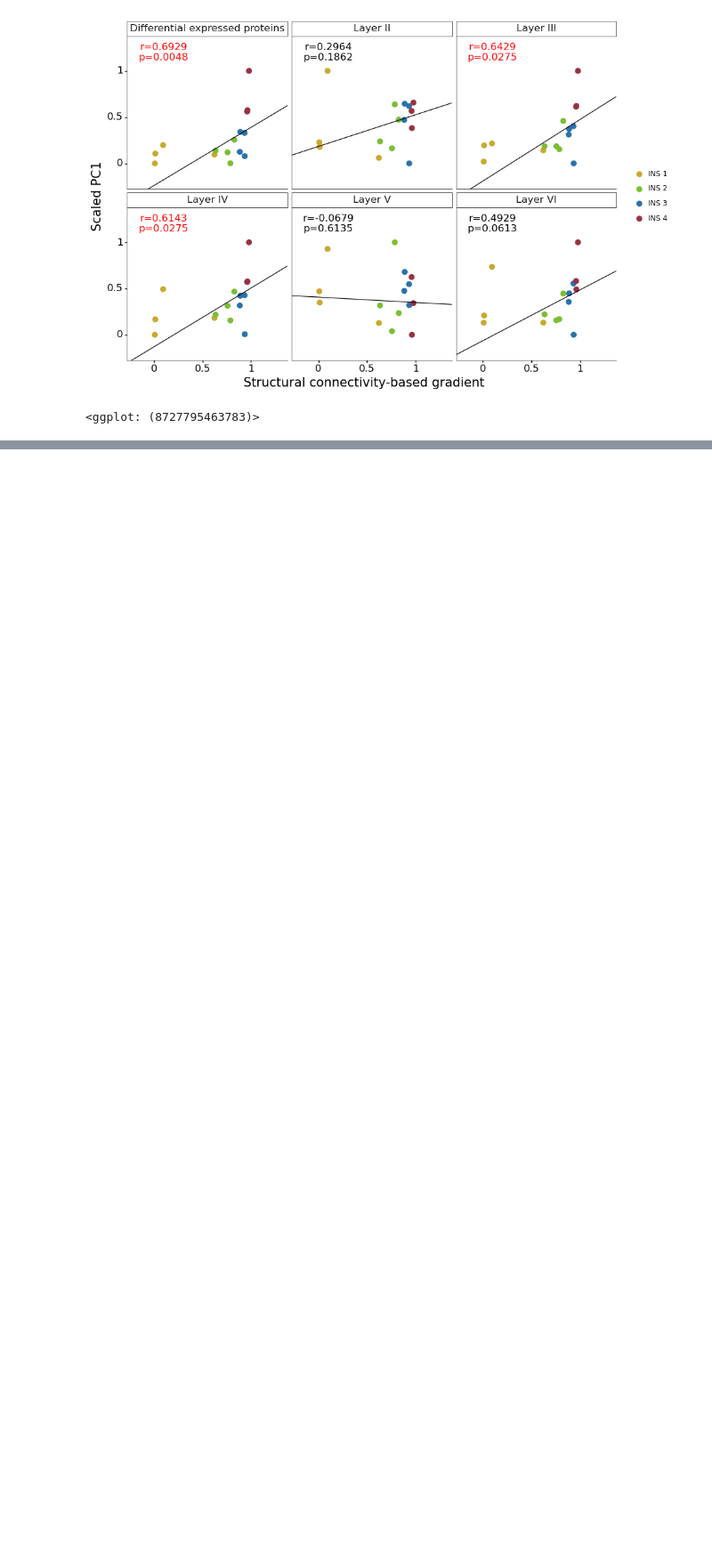
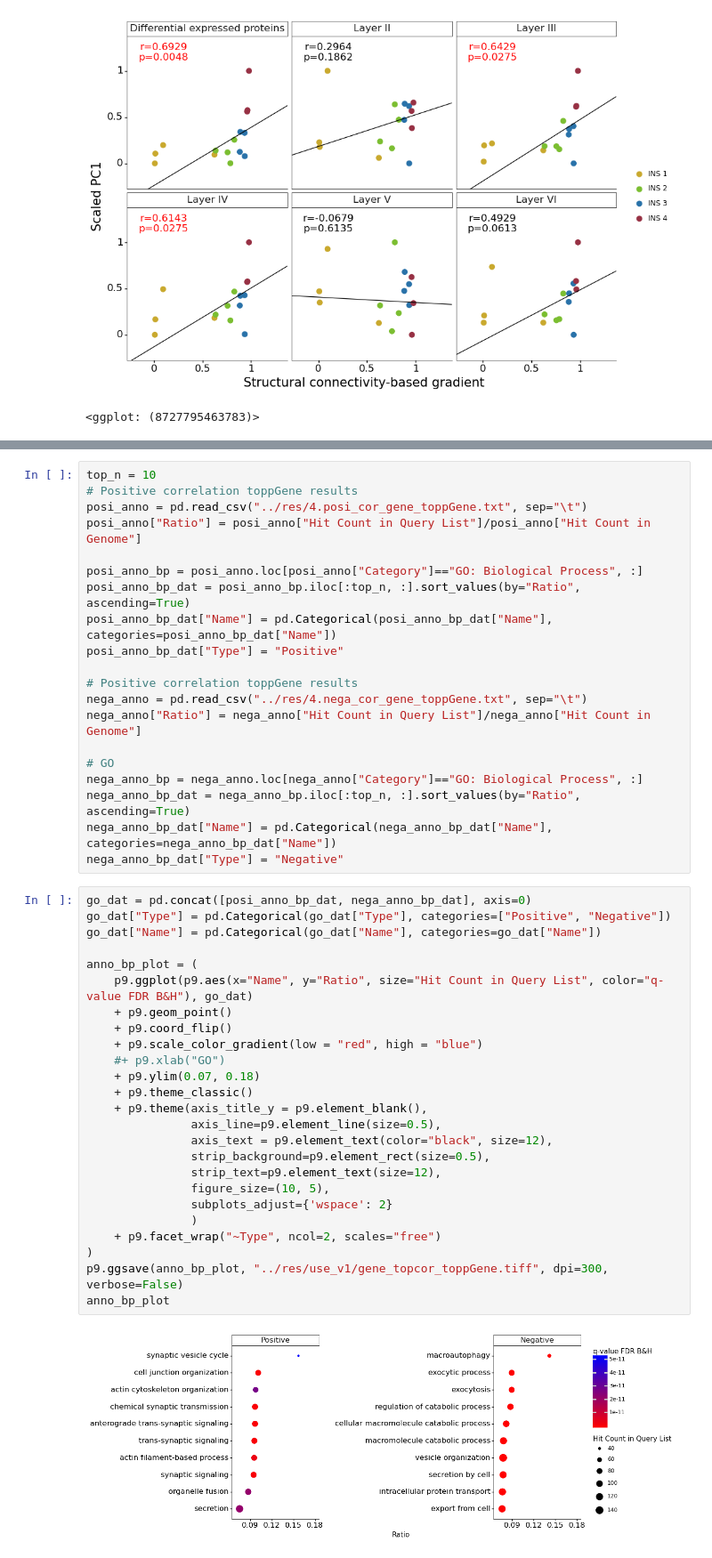
Before and after one commit to duzc-Repos/MacaqueInsulaProtomics, a Jupyter notebook: src/__figure_prepare_v1.ipynb, the cells around one changed output, grey strips where cells are left out. Shown at 89% size. Cells and saved outputs as stored; diff of their text form; blank space fills up the shorter version.

```diff
--- a/src/__figure_prepare_v1.ipynb
+++ b/src/__figure_prepare_v1.ipynb
@@ -384,0 +508,47 @@ layer_plot
+# %%
+top_n = 10
+# Positive correlation toppGene results
+posi_anno = pd.read_csv("../res/4.posi_cor_gene_toppGene.txt", sep="\t")
+posi_anno["Ratio"] = posi_anno["Hit Count in Query List"]/posi_anno["Hit Count in Genome"]
+
+posi_anno_bp = posi_anno.loc[posi_anno["Category"]=="GO: Biological Process", :]
+posi_anno_bp_dat = posi_anno_bp.iloc[:top_n, :].sort_values(by="Ratio", ascending=True)
+posi_anno_bp_dat["Name"] = pd.Categorical(posi_anno_bp_dat["Name"], categories=posi_anno_bp_dat["Name"])
+posi_anno_bp_dat["Type"] = "Positive"
+
+# Positive correlation toppGene results
+nega_anno = pd.read_csv("../res/4.nega_cor_gene_toppGene.txt", sep="\t")
+nega_anno["Ratio"] = nega_anno["Hit Count in Query List"]/nega_anno["Hit Count in Genome"]
+
+# GO
+nega_anno_bp = nega_anno.loc[nega_anno["Category"]=="GO: Biological Process", :]
+nega_anno_bp_dat = nega_anno_bp.iloc[:top_n, :].sort_values(by="Ratio", ascending=True)
+nega_anno_bp_dat["Name"] = pd.Categorical(nega_anno_bp_dat["Name"], categories=nega_anno_bp_dat["Name"])
+nega_anno_bp_dat["Type"] = "Negative"
+# %%
+go_dat = pd.concat([posi_anno_bp_dat, nega_anno_bp_dat], axis=0)
+go_dat["Type"] = pd.Categorical(go_dat["Type"], categories=["Positive", "Negative"])
+go_dat["Name"] = pd.Categorical(go_dat["Name"], categories=go_dat["Name"])
+
+anno_bp_plot = (
+    p9.ggplot(p9.aes(x="Name", y="Ratio", size="Hit Count in Query List", color="q-value FDR B&H"), go_dat)
+    + p9.geom_point()
+    + p9.coord_flip()
+    + p9.scale_color_gradient(low = "red", high = "blue")
+    #+ p9.xlab("GO")
+    + p9.ylim(0.07, 0.18)
+    + p9.theme_classic()
+    + p9.theme(axis_title_y = p9.element_blank(),
+               axis_line=p9.element_line(size=0.5),
+               axis_text = p9.element_text(color="black", size=12),
+               strip_background=p9.element_rect(size=0.5),
+               strip_text=p9.element_text(size=12),
+               figure_size=(10, 5),
+               subplots_adjust={'wspace': 2}
+               )
+    + p9.facet_wrap("~Type", ncol=2, scales="free")
+)
+p9.ggsave(anno_bp_plot, "../res/use_v1/gene_topcor_toppGene.tiff", dpi=300, verbose=False)
+anno_bp_plot
+# %% [output]
+[figure, added]
```
Also changed, not shown: parts of 17 cells of this notebook, 1 other file.
